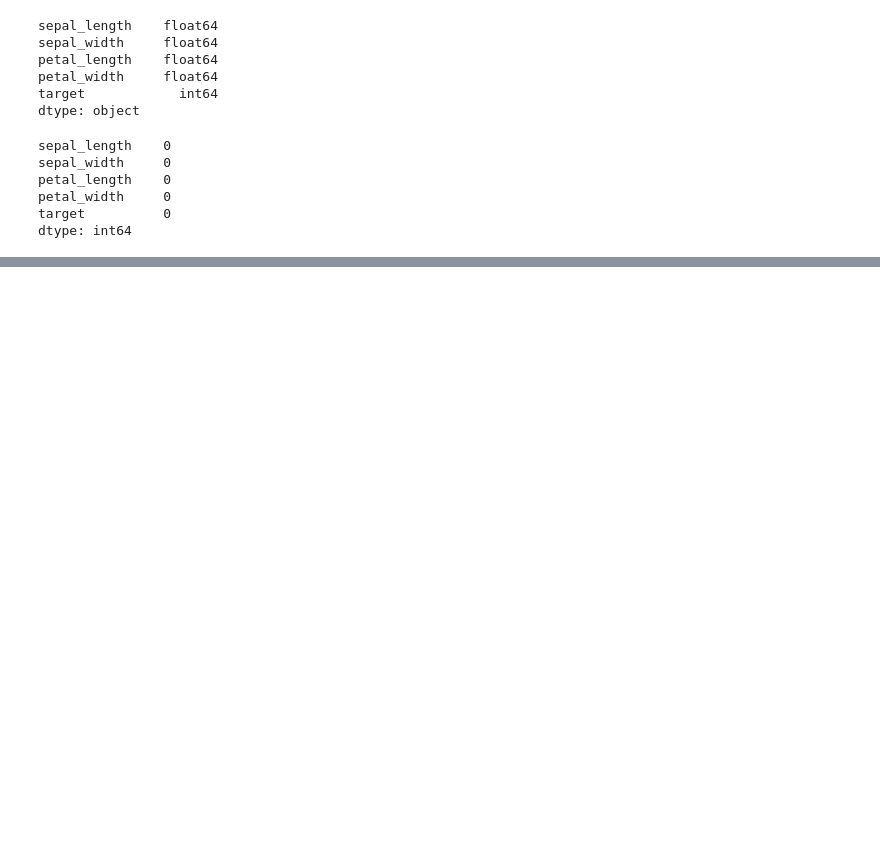
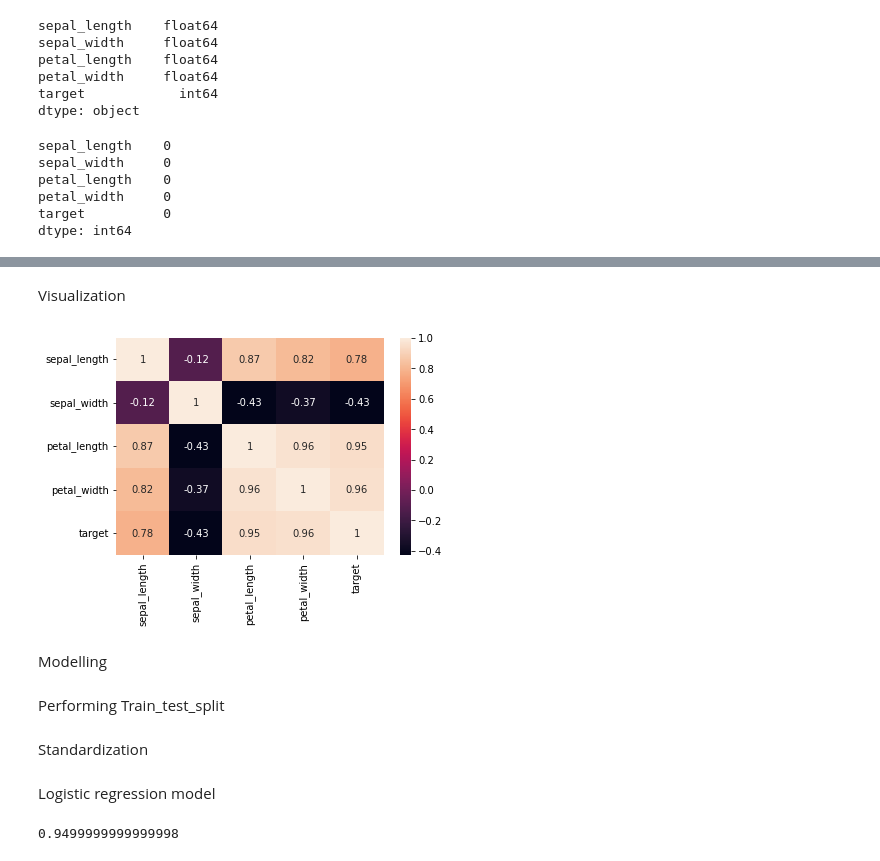
Before and after one commit to prachiss13/DLRepo, a Jupyter notebook: DL.ipynb, the cells around one changed output, grey strips where cells are left out. Saved outputs shown, nothing was run; the diff lists cells and outputs as text; code cells hidden in the pictures; blank space fills up the shorter version.

```diff
--- a/DL.ipynb
+++ b/DL.ipynb
@@ -67,0 +84,9 @@ dtype: int64
+# %% [markdown]
+Visualization
+# %%
+import seaborn as sns
+sns.heatmap(df.corr(), annot = True);
+# %% [output]
+[figure, added]
+# %% [markdown]
+Modelling
@@ -67,0 +97,2 @@ dtype: int64
+# %% [markdown]
+Performing Train_test_split
@@ -67,0 +103,2 @@ dtype: int64
+# %% [markdown]
+Standardization
@@ -67,0 +110,17 @@ dtype: int64
+# %% [markdown]
+Logistic regression model
+# %%
+from sklearn.linear_model import LogisticRegression
+#create the model instance
+model = LogisticRegression()
+#fit the model on the training data
+model.fit(X_train, y_train)
+#the score, or accuracy of the model
+model.score(X_test, y_test)
+
+#the test score is already very high, but we can use the cross validated score to ensure the model's strength
+from sklearn.model_selection import cross_val_score
+scores = cross_val_score(model, X_train, y_train, cv=10)
+print(np.mean(scores))
+# %% [output]
+0.9499999999999998
```
Also changed, not shown: parts of 12 cells of this notebook.
